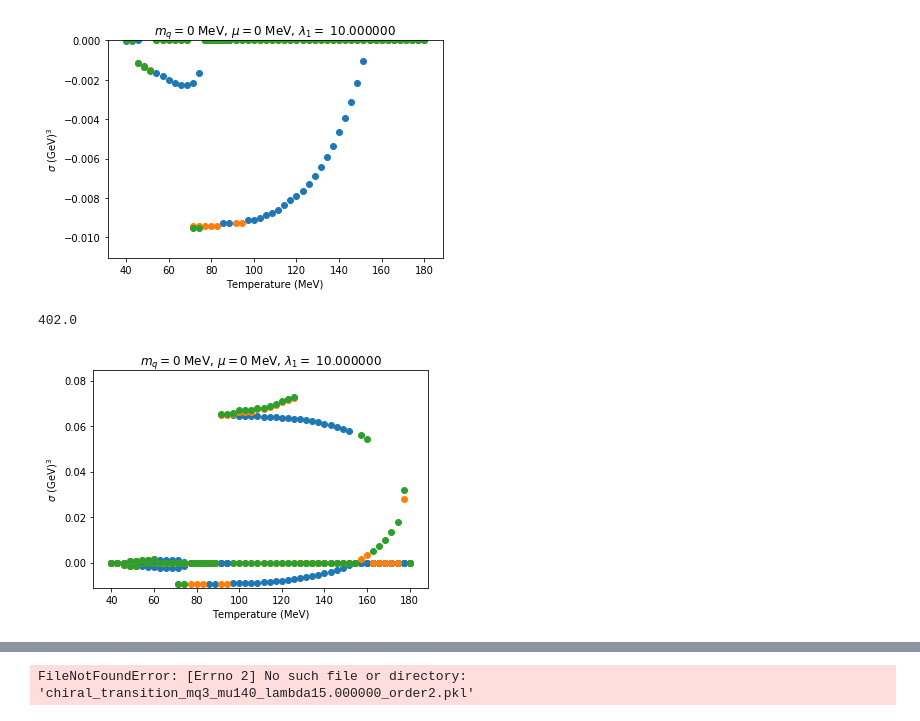
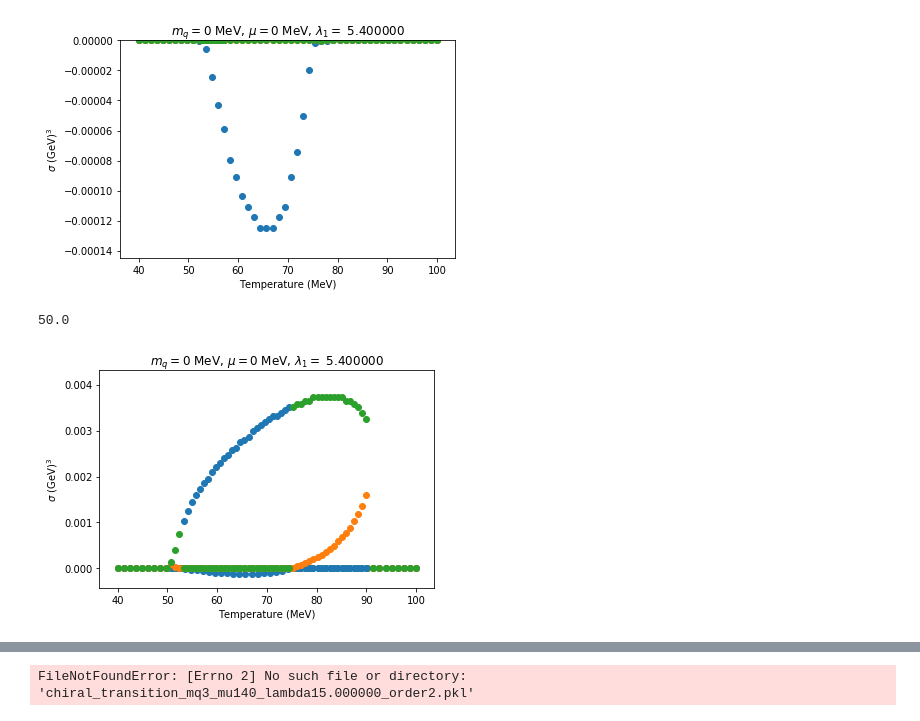
Before and after one commit to seanbartz/DilatonMixingParallel, a Jupyter notebook: Critical_Zoom_notebook.ipynb, the cells around one changed output, grey strips where cells are left out. Saved outputs shown, nothing was run; the diff lists cells and outputs as text; code cells hidden in the pictures.

```diff
--- a/Critical_Zoom_notebook.ipynb
+++ b/Critical_Zoom_notebook.ipynb
@@ -26,7 +26,7 @@ def critical_zoom(tmin,tmax,numtemp,minsigma,maxsigma,ml,mu,lambda1,a0):
     return order, iterationNumber, sigma_list,temps_list,Tc
 # %%
 tmin=40
-tmax=180
+tmax=100
 numtemp=50
 
 
@@ -37,7 +37,7 @@ ml=0
 #chemical potential
 mu=0
 
-lambda1= 10 #parameter for mixing between dilaton and chiral field
+lambda1= 5.4 #parameter for mixing between dilaton and chiral field
 
 minsigma=0
 maxsigma=-300
@@ -82,42 +82,43 @@ plt.title(r'$m_q=%i$ MeV, $\mu=%i$ MeV, $\lambda_1=$ %f' %(ml,mu,lambda1))
 #plt.savefig("plots/sigma_T_mq%i_mu%i_lambda1%f.png" %(ml,mu,lambda1))
 plt.show()
 # %% [output]
-[figure, old version]
+[figure, new version]
 # %%
 
-np.amax(sigma_list[0][:,0])
+np.amax(np.abs(sigma_list[0][:,0]))
 # %% [output]
-402.0
+50.0
 # %%
 #plot all the sigma values for each iteration
 #get the standard colors for matplotlib
 prop_cycle = plt.rcParams['axes.prop_cycle']
 colors = prop_cycle.by_key()['color']
 
 #find the index of when sigma_list[0][:,0] has its first zero value
 #this is the index of the first temperature where the sigma value is zero
 
 max_index=np.argmax(sigma_list[0][:,0]==0)
 #find the value of the temperature at this index
 max_temp=temps_list[0][max_index]
 
 
 
 for i in range(len(sigma_list)):
     plt.scatter(temps_list[i],(sigma_list[i][:,0]/1000)**3,color=colors[0])
     plt.scatter(temps_list[i],(sigma_list[i][:,1]/1000)**3,color=colors[1])
     plt.scatter(temps_list[i],(sigma_list[i][:,2]/1000)**3,color=colors[2])
 for i in range(len(sigma_old)):
     plt.scatter(temps_old[i],(sigma_old[i][:,0]/1000)**3,color=colors[0])
     plt.scatter(temps_old[i],(sigma_old[i][:,1]/1000)**3,color=colors[1])
     plt.scatter(temps_old[i],(sigma_old[i][:,2]/1000)**3,color=colors[2])
 plt.xlabel("Temperature (MeV)")
+
 plt.ylabel("$\sigma$ (GeV)$^3$")
 #set the x range
 #plt.xlim(temps_list[0][0],max_temp)
-plt.ylim([np.amin((1.05*sigma_list[0]/1000))**3,np.amax((1.05*sigma_old[0]/1000))**3])
+plt.ylim([np.amin((1.5*sigma_list[0]/1000))**3,np.amax((1.05*sigma_old[0]/1000))**3])
 plt.title(r'$m_q=%i$ MeV, $\mu=%i$ MeV, $\lambda_1=$ %f' %(ml,mu,lambda1))
-plt.savefig("plots/sigma_T_mq%i_mu%i_lambda1%f.png" %(ml,mu,lambda1))
+plt.savefig("plots/sigma_T_mq_{}_mu_{:.2f}_lambda_{:.2f}.png".format(ml, mu, round(lambda1, 2)))
 plt.show()
 # %% [output]
-[figure, old version]
+[figure, new version]
```
Also changed, not shown: parts of 2 cells of this notebook, 29 other files.
